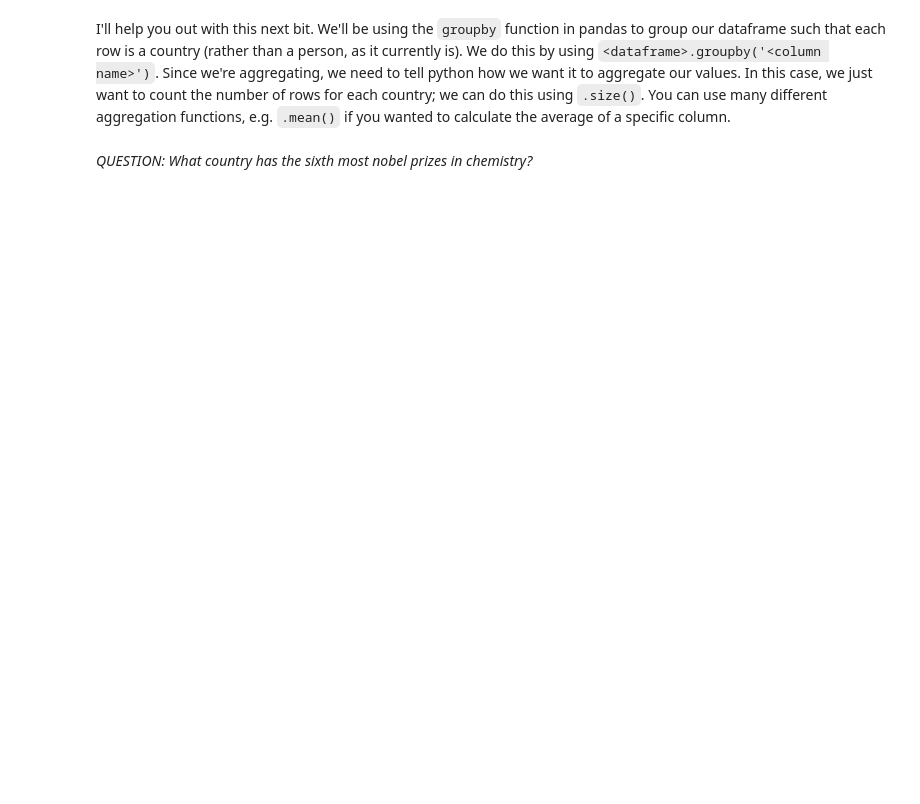
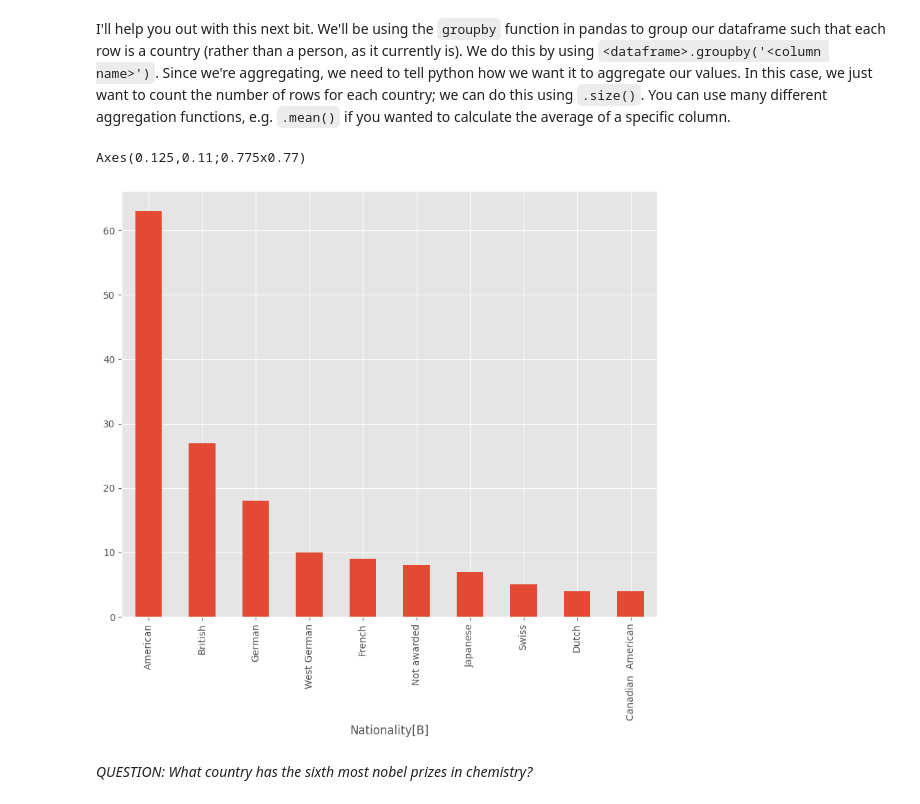
Before and after one commit to Denise-byte/QM2, a Jupyter notebook: notebooks/W02. Pandas.ipynb, the cells around one changed output. Drawn from its saved outputs; the diff is of its cells as text; code cells hidden in the pictures; blank space fills up the shorter version.

```diff
--- a/notebooks/W02. Pandas.ipynb
+++ b/notebooks/W02. Pandas.ipynb
@@ -397,4 +395,13 @@ Using the following URL https://en.wikipedia.org/wiki/List_of_Nobel_laureates_in
 # %%
 # scrape the table of Nobel Laureates in Chemistry using read_html. remember, this gives us a LIST of dataframes! lets call this list chem_tables
 
+url='https://en.wikipedia.org/wiki/List_of_Nobel_laureates_in_Chemistry'
+
+tables=pandas.read_html(url)
+
+print(tables)
+
 # select the first dataframe from this list and call it chem
+
+chem=tables[0]
+chem
@@ -403,8 +441,16 @@ I'll help you out with this next bit. We'll be using the `groupby` function in p
 # %%
 # create a new dataframe called 'country' in which each row is a country, and the values represent the number of nobel laureates.
 
+country= chem.groupby ('Nationality[B]').size()
+
 # now sort it in descending order
+country_sorted = country.sort_values(ascending=False).head(10).plot(kind='bar')
+
+print(country_sorted)
 
 # finally, plot the top 10 countries
+# %% [output]
+Axes(0.125,0.11;0.775x0.77)
+[figure, added]
 # %% [markdown]
 *QUESTION: What country has the sixth most nobel prizes in chemistry?*
```
Also changed, not shown: parts of 4 cells of this notebook.
